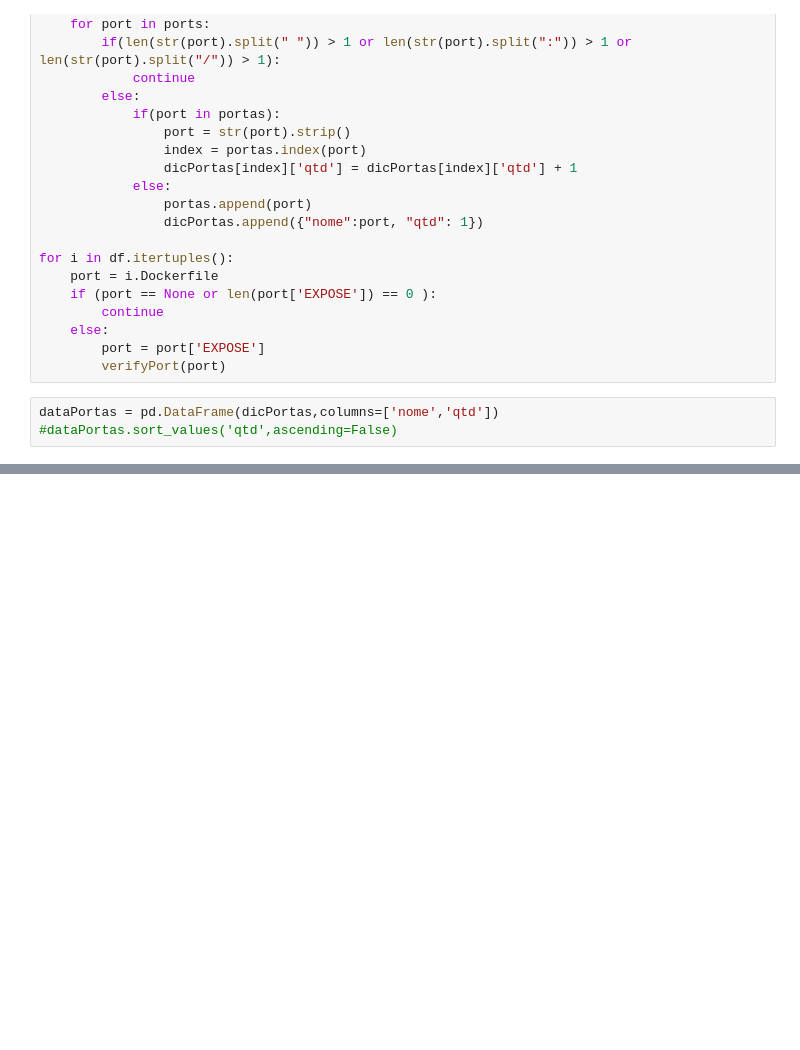
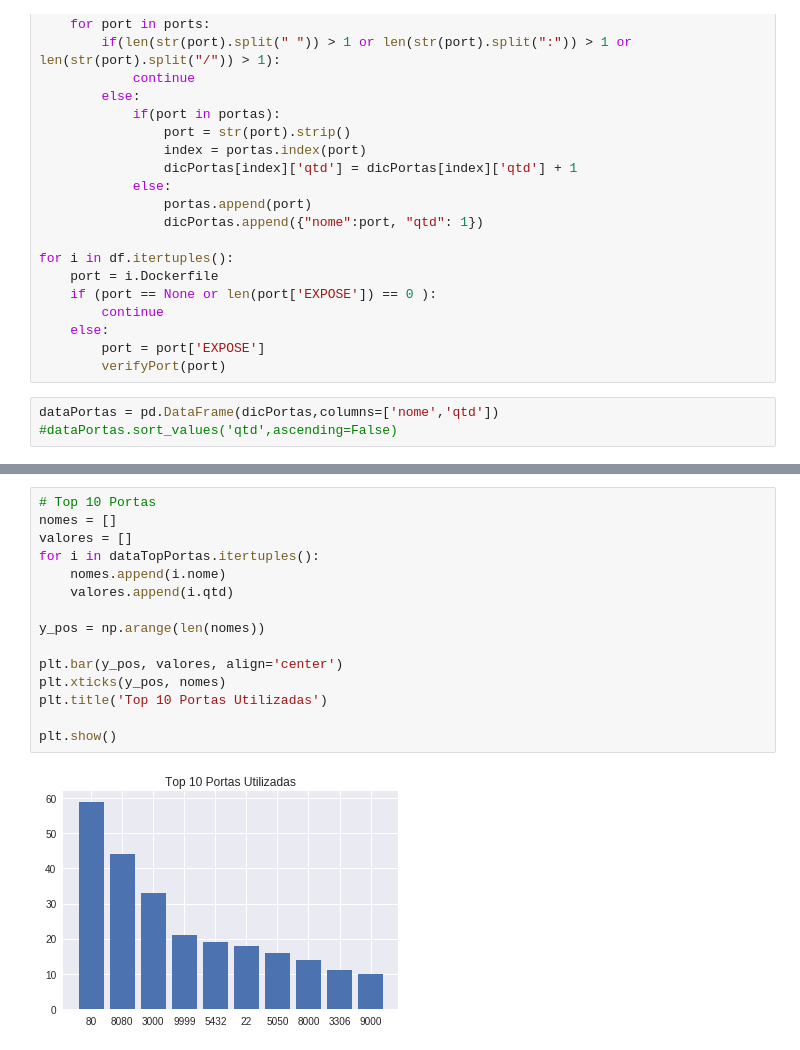
Before and after one commit to if1015-datascience-ufpe/2017-2-projeto-wildwolves, a Jupyter notebook: pandas-script.ipynb, the cells around one changed output, grey strips where cells are left out. Saved outputs shown, nothing was run; the diff lists cells and outputs as text; blank space fills up the shorter version.

```diff
--- a/pandas-script.ipynb
+++ b/pandas-script.ipynb
@@ -83,0 +133,17 @@ dataPortas = pd.DataFrame(dicPortas,columns=['nome','qtd'])
+# %%
+# Top 10 Portas
+nomes = []
+valores = []
+for i in dataTopPortas.itertuples():
+    nomes.append(i.nome)
+    valores.append(i.qtd)
+
+y_pos = np.arange(len(nomes))
+
+plt.bar(y_pos, valores, align='center')
+plt.xticks(y_pos, nomes)
+plt.title('Top 10 Portas Utilizadas')
+
+plt.show()
+# %% [output]
+[figure, added]
```
Also changed, not shown: parts of 4 cells of this notebook.
